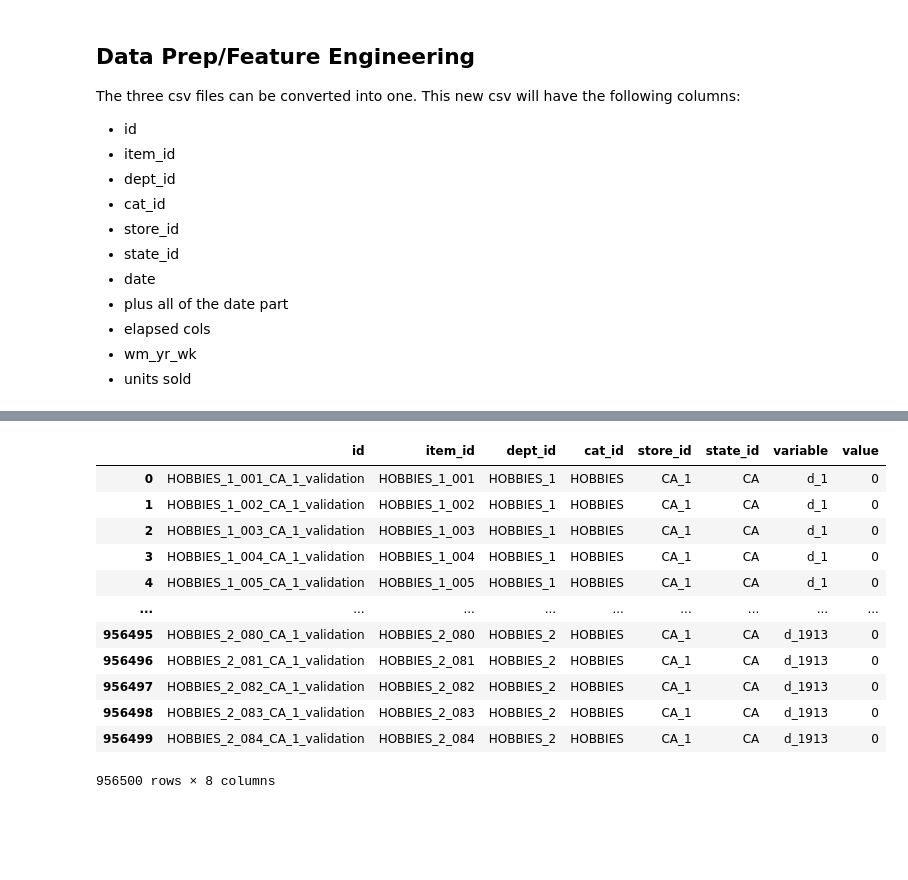
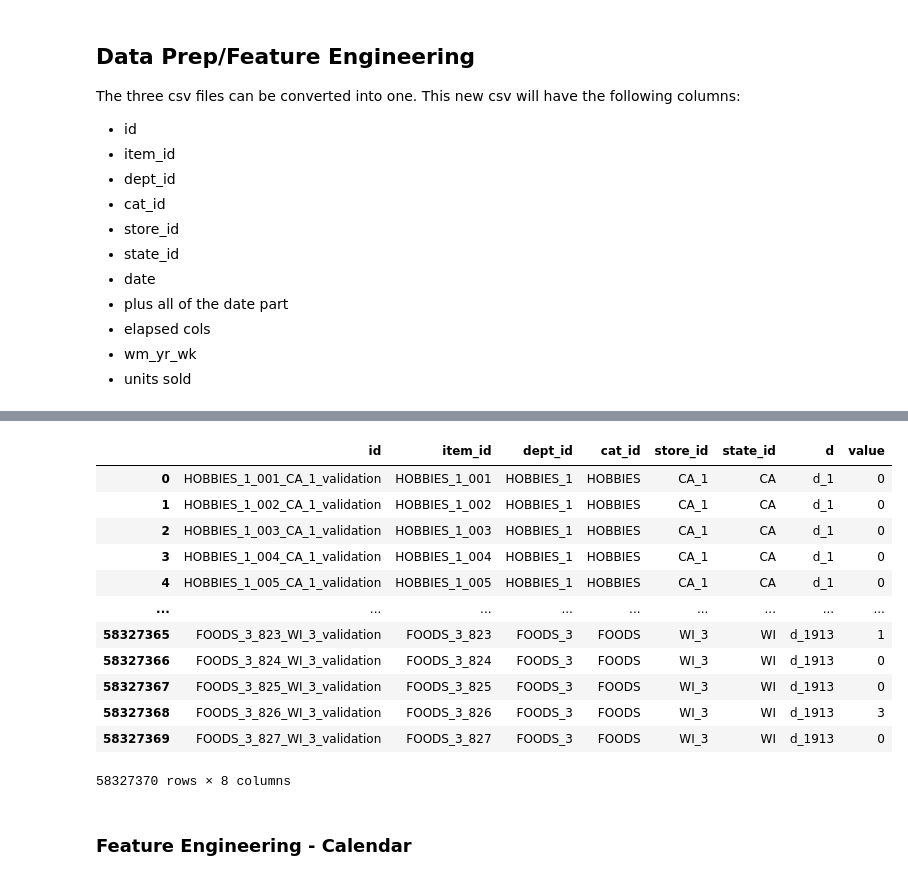
Before and after one commit to vishaladu/dl, a Jupyter notebook: competitions/m5-accuracy/eda.ipynb, the cells around one changed output, grey strips where cells are left out. Cells and saved outputs as stored; diff of their text form; code cells hidden in the pictures; blank space fills up the shorter version.

```diff
--- a/competitions/m5-accuracy/eda.ipynb
+++ b/competitions/m5-accuracy/eda.ipynb
@@ -201,23 +196,23 @@ df_test.head()
 # %%
-cols_to_melt = [f'd_{i}' for i in range(1, 1914)]
-df_melt = df_test.melt(id_vars=['id', 'item_id', 'dept_id',
+#use df melt to create rows for all d_{i} columns
+sales_df = sales_df.melt(id_vars=['id', 'item_id', 'dept_id',
                                 'cat_id', 'store_id', 'state_id'])
-# %%
-df_melt
-# %% [output]
-|  | id | item_id | dept_id | cat_id | store_id | state_id | variable | value |
-| 0 | HOBBIES_1_001_CA_1_validation | HOBBIES_1_001 | HOBBIES_1 | HOBBIES | CA_1 | CA | d_1 | 0 |
-| 1 | HOBBIES_1_002_CA_1_validation | HOBBIES_1_002 | HOBBIES_1 | HOBBIES | CA_1 | CA | d_1 | 0 |
-| 2 | HOBBIES_1_003_CA_1_validation | HOBBIES_1_003 | HOBBIES_1 | HOBBIES | CA_1 | CA | d_1 | 0 |
-| 3 | HOBBIES_1_004_CA_1_validation | HOBBIES_1_004 | HOBBIES_1 | HOBBIES | CA_1 | CA | d_1 | 0 |
-| 4 | HOBBIES_1_005_CA_1_validation | HOBBIES_1_005 | HOBBIES_1 | HOBBIES | CA_1 | CA | d_1 | 0 |
-| ... | ... | ... | ... | ... | ... | ... | ... | ... |
-| 956495 | HOBBIES_2_080_CA_1_validation | HOBBIES_2_080 | HOBBIES_2 | HOBBIES | CA_1 | CA | d_1913 | 0 |
-| 956496 | HOBBIES_2_081_CA_1_validation | HOBBIES_2_081 | HOBBIES_2 | HOBBIES | CA_1 | CA | d_1913 | 0 |
-| 956497 | HOBBIES_2_082_CA_1_validation | HOBBIES_2_082 | HOBBIES_2 | HOBBIES | CA_1 | CA | d_1913 | 0 |
-| 956498 | HOBBIES_2_083_CA_1_validation | HOBBIES_2_083 | HOBBIES_2 | HOBBIES | CA_1 | CA | d_1913 | 0 |
-| 956499 | HOBBIES_2_084_CA_1_validation | HOBBIES_2_084 | HOBBIES_2 | HOBBIES | CA_1 | CA | d_1913 | 0 |
-956500 rows × 8 columns
 # %%
 #rename col 'variable' to 'd'
-df_melt = df_melt.rename(columns={'variable': 'd'})
+sales_df = sales_df.rename(columns={'variable': 'd'})
+# %%
+sales_df
+# %% [output]
+|  | id | item_id | dept_id | cat_id | store_id | state_id | d | value |
+| 0 | HOBBIES_1_001_CA_1_validation | HOBBIES_1_001 | HOBBIES_1 | HOBBIES | CA_1 | CA | d_1 | 0 |
+| 1 | HOBBIES_1_002_CA_1_validation | HOBBIES_1_002 | HOBBIES_1 | HOBBIES | CA_1 | CA | d_1 | 0 |
+| 2 | HOBBIES_1_003_CA_1_validation | HOBBIES_1_003 | HOBBIES_1 | HOBBIES | CA_1 | CA | d_1 | 0 |
+| 3 | HOBBIES_1_004_CA_1_validation | HOBBIES_1_004 | HOBBIES_1 | HOBBIES | CA_1 | CA | d_1 | 0 |
+| 4 | HOBBIES_1_005_CA_1_validation | HOBBIES_1_005 | HOBBIES_1 | HOBBIES | CA_1 | CA | d_1 | 0 |
+| ... | ... | ... | ... | ... | ... | ... | ... | ... |
+| 58327365 | FOODS_3_823_WI_3_validation | FOODS_3_823 | FOODS_3 | FOODS | WI_3 | WI | d_1913 | 1 |
+| 58327366 | FOODS_3_824_WI_3_validation | FOODS_3_824 | FOODS_3 | FOODS | WI_3 | WI | d_1913 | 0 |
+| 58327367 | FOODS_3_825_WI_3_validation | FOODS_3_825 | FOODS_3 | FOODS | WI_3 | WI | d_1913 | 0 |
+| 58327368 | FOODS_3_826_WI_3_validation | FOODS_3_826 | FOODS_3 | FOODS | WI_3 | WI | d_1913 | 3 |
+| 58327369 | FOODS_3_827_WI_3_validation | FOODS_3_827 | FOODS_3 | FOODS | WI_3 | WI | d_1913 | 0 |
+58327370 rows × 8 columns
@@ -223,0 +227,2 @@ df_melt = df_melt.rename(columns={'variable': 'd'})
+# %% [markdown]
+### Feature Engineering - Calendar
```
Also changed, not shown: parts of 32 cells of this notebook.
